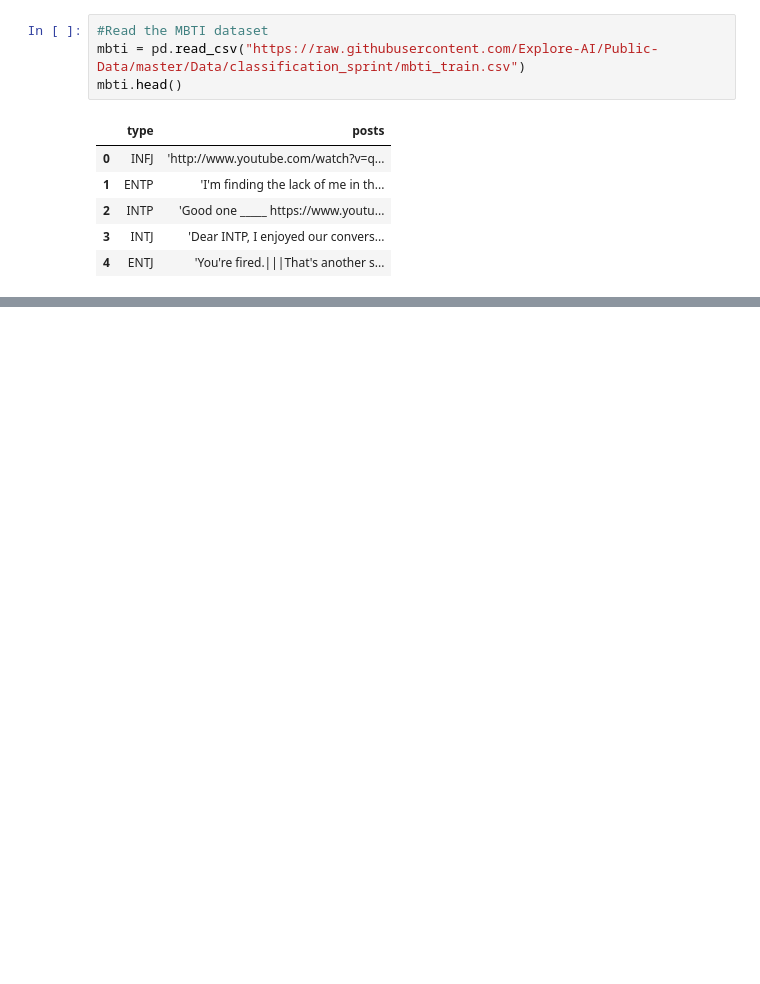
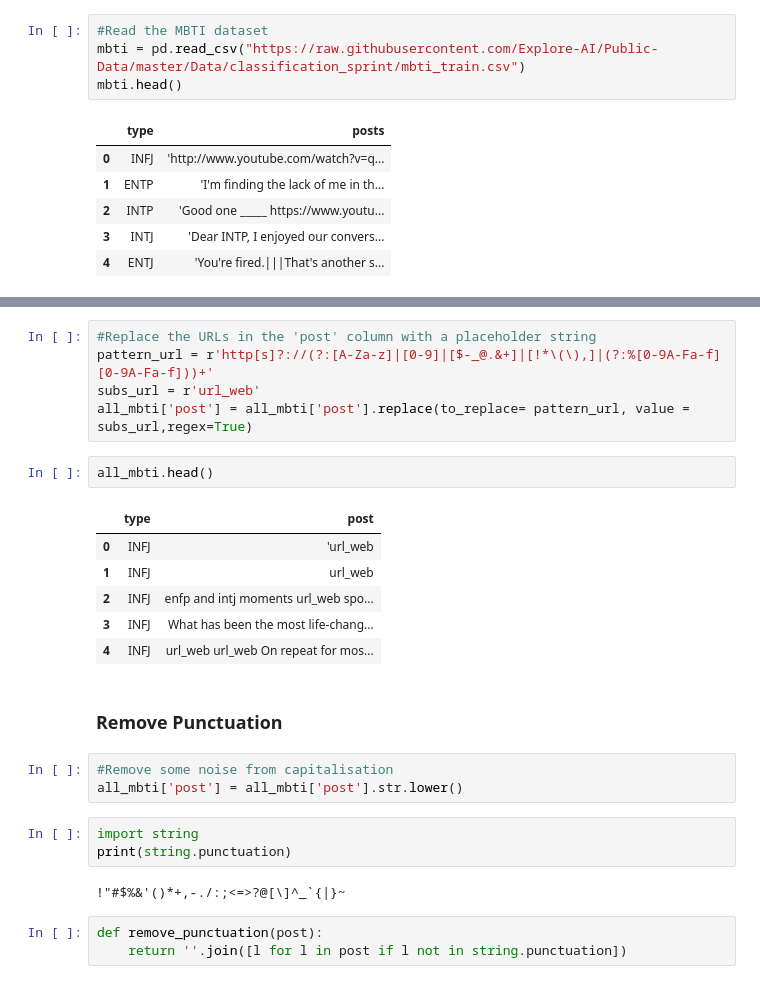
Before and after one commit to Nicolewangui/NLP-MBTI-Dataset, a Jupyter notebook: Cleaning_text_and_noise.ipynb, the cells around one changed output, grey strips where cells are left out. Drawn from its saved outputs; the diff is of its cells as text; blank space fills up the shorter version.

```diff
--- a/Cleaning_text_and_noise.ipynb
+++ b/Cleaning_text_and_noise.ipynb
@@ -65,0 +106,27 @@ mbti.head()
+# %%
+#Replace the URLs in the 'post' column with a placeholder string
+pattern_url = r'http[s]?://(?:[A-Za-z]|[0-9]|[$-_@.&+]|[!*\(\),]|(?:%[0-9A-Fa-f][0-9A-Fa-f]))+'
+subs_url = r'url_web'
+all_mbti['post'] = all_mbti['post'].replace(to_replace= pattern_url, value = subs_url,regex=True)
+# %%
+all_mbti.head()
+# %% [output]
+|  | type | post |
+| 0 | INFJ | 'url_web |
+| 1 | INFJ | url_web |
+| 2 | INFJ | enfp and intj moments url_web spo... |
+| 3 | INFJ | What has been the most life-chang... |
+| 4 | INFJ | url_web url_web On repeat for mos... |
+# %% [markdown]
+### Remove Punctuation
+# %%
+#Remove some noise from capitalisation
+all_mbti['post'] = all_mbti['post'].str.lower()
+# %%
+import string
+print(string.punctuation)
+# %% [output]
+!"#$%&'()*+,-./:;<=>?@[\]^_`{|}~
+# %%
+def remove_punctuation(post):
+    return ''.join([l for l in post if l not in string.punctuation])
```
Also changed, not shown: parts of 30 cells of this notebook, 1 other file.
